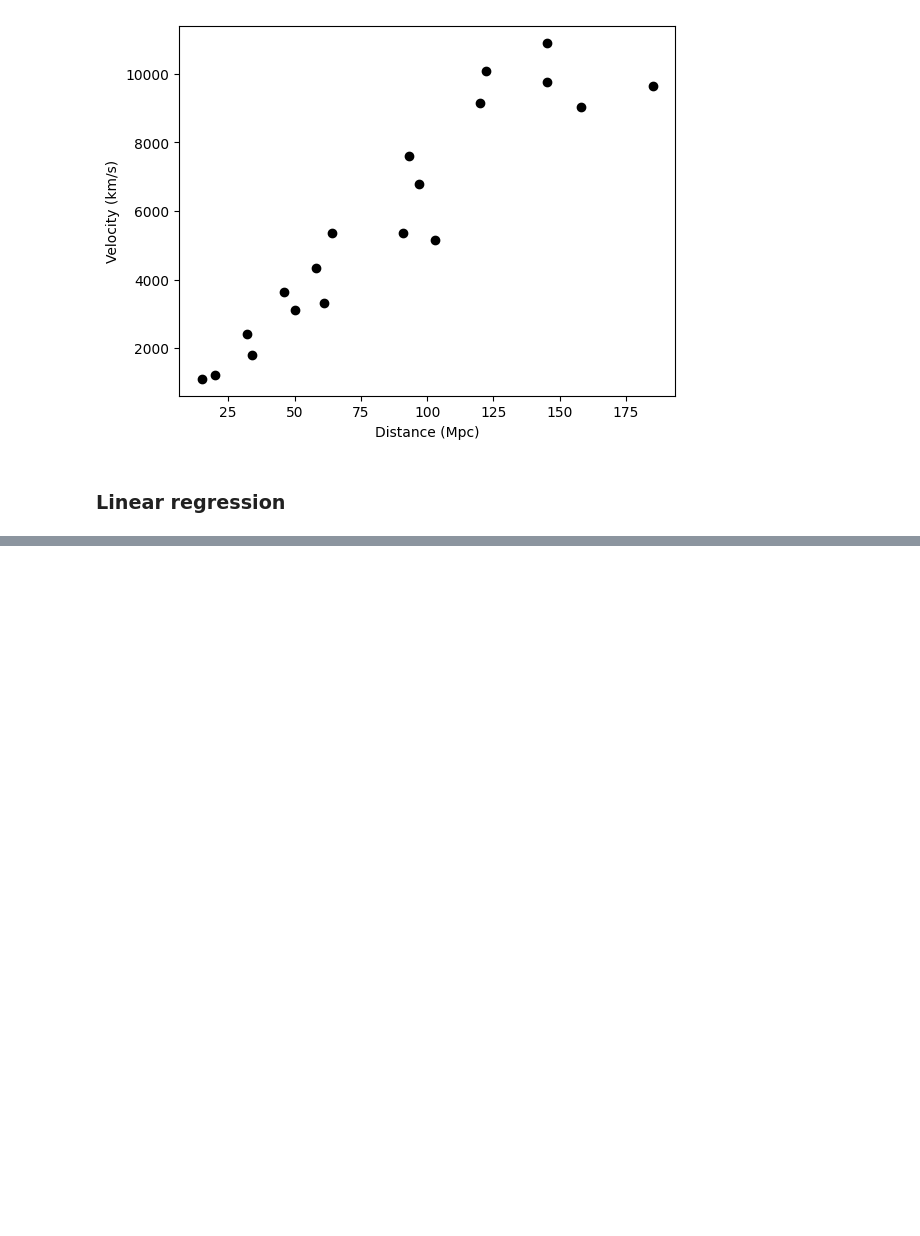
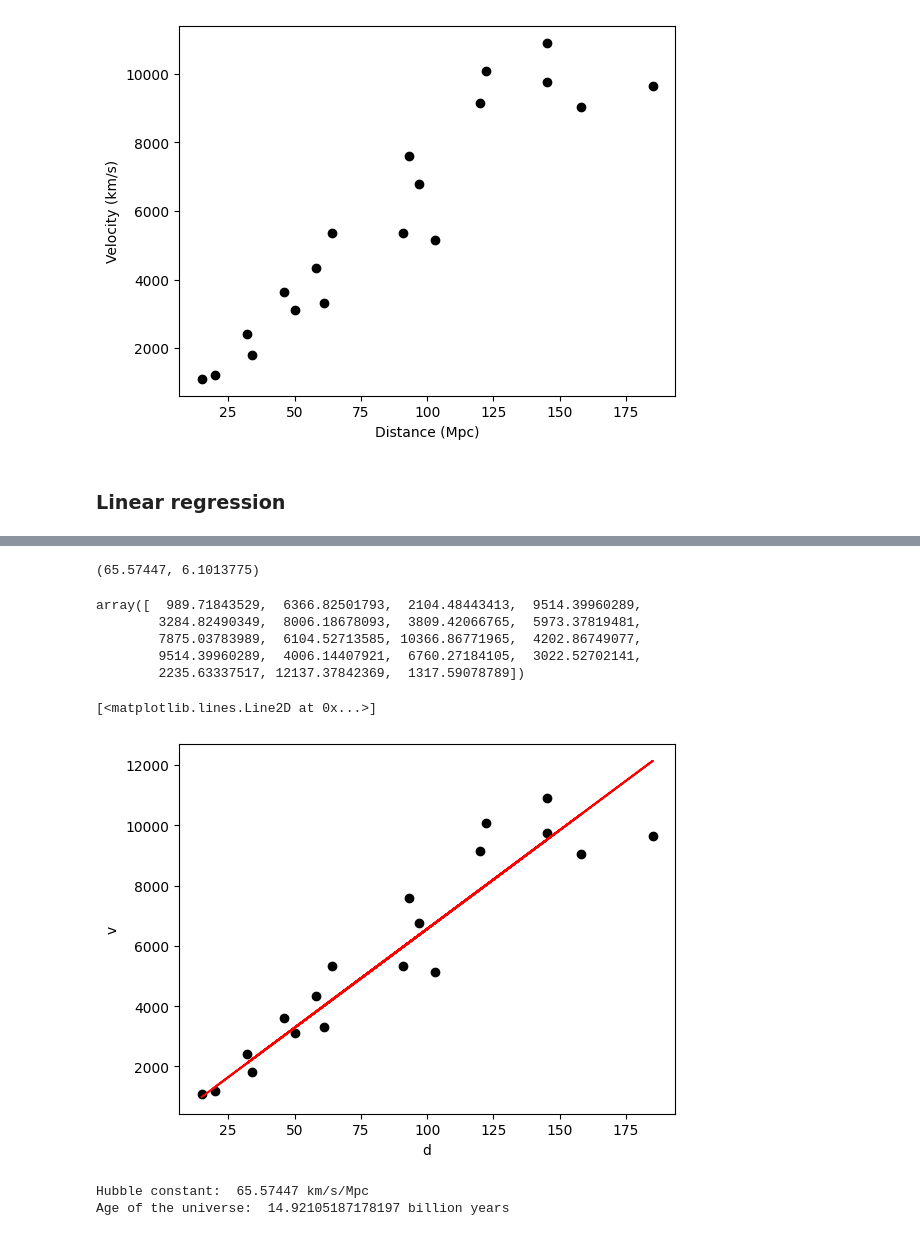
Before and after one commit to ratikaewkam/ACC, a Jupyter notebook: Challenge2/Challenge2.ipynb, the cells around one changed output, grey strips where cells are left out. Cells and saved outputs as stored; diff of their text form; code cells hidden in the pictures; blank space fills up the shorter version.

Commit message:
Update Challenge2.ipynb - Use tensorflow, create model, train, and predict values

```diff
--- a/Challenge2/Challenge2.ipynb
+++ b/Challenge2/Challenge2.ipynb
@@ -139,0 +135,5 @@ def gradient_descent(x, y, w_now, b_now, alpha):
+# %%
+model = Sequential()
+model.add(Dense(1, input_shape=[1]))
+model.compile(loss='mse', optimizer=tf.keras.optimizers.SGD(0.0001))
+model.summary()
@@ -139,0 +152,2 @@ def gradient_descent(x, y, w_now, b_now, alpha):
+# %%
+history = model.fit(d, v, epochs=250)
@@ -139,0 +172,24 @@ def gradient_descent(x, y, w_now, b_now, alpha):
+# %%
+layer = model.get_layer(index=0)
+weights = layer.get_weights()
+m, b = weights[0][0][0], weights[1][0]
+m, b
+# %% [output]
+(65.57447, 6.1013775)
+# %%
+pred = m * d + b
+pred
+# %% [output]
+array([  989.71843529,  6366.82501793,  2104.48443413,  9514.39960289,
+        3284.82490349,  8006.18678093,  3809.42066765,  5973.37819481,
+        7875.03783989,  6104.52713585, 10366.86771965,  4202.86749077,
+        9514.39960289,  4006.14407921,  6760.27184105,  3022.52702141,
+        2235.63337517, 12137.37842369,  1317.59078789])
+# %%
+plt.xlabel('d')
+plt.ylabel('v')
+plt.scatter(d, v, color='black')
+plt.plot(d, pred, color='red')
+# %% [output]
+[<matplotlib.lines.Line2D at 0x...>]
+[figure, added]
@@ -139,0 +198,7 @@ def gradient_descent(x, y, w_now, b_now, alpha):
+# %%
+age_u = ((3.086*1e19/h) / (3.154*1e7)) / 1e9
+print('Hubble constant: ', h, 'km/s/Mpc')
+print('Age of the universe: ', age_u, 'billion years')
+# %% [output]
+Hubble constant:  65.57447 km/s/Mpc
+Age of the universe:  14.92105187178197 billion years
```
Also changed, not shown: parts of 12 cells of this notebook.
